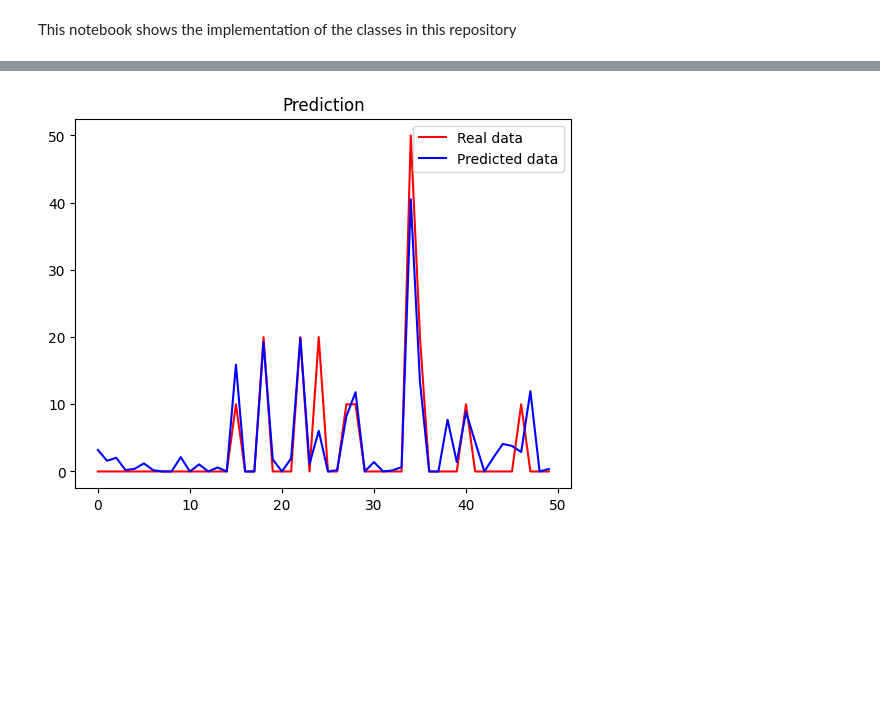
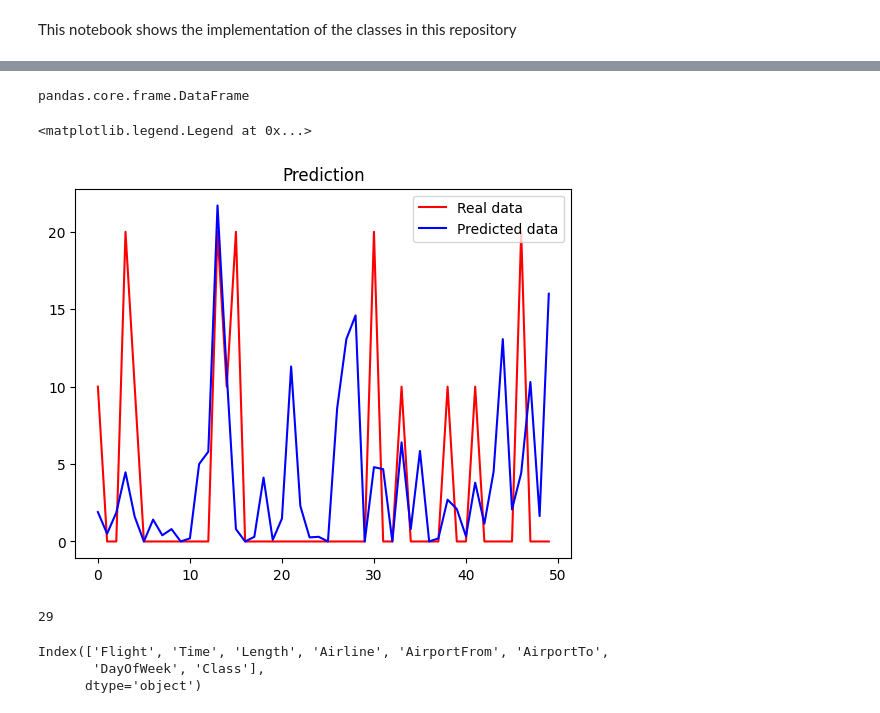
Before and after one commit to jan-of-us/OOP_22_AI_NN, a Jupyter notebook: Implementation_Examples.ipynb, the cells around one changed output, grey strips where cells are left out. Saved outputs shown, nothing was run; the diff lists cells and outputs as text; code cells hidden in the pictures; blank space fills up the shorter version.

```diff
--- a/Implementation_Examples.ipynb
+++ b/Implementation_Examples.ipynb
@@ -106,4 +155,10 @@ Model created
-# %%
-rf_reg_obj.prediction
-# %% [output]
-[figure, removed]
+# %%
+type(reg_forest.y_test)
+# %% [output]
+pandas.core.frame.DataFrame
+# %%
+reverse_y = pd.DataFrame(reg_forest.y_scaler.inverse_transform(reg_forest.y_test[reg_forest.y_test.columns]))
+# %%
+reg_forest.predictions = pd.DataFrame(reg_forest.predictions)
+# %%
+reverse_pred = pd.DataFrame(reg_forest.y_scaler.inverse_transform(reg_forest.predictions[reg_forest.predictions.columns]))
@@ -109,0 +174,21 @@ rf_reg_obj.prediction
+# %%
+fig, ax = plt.subplots()
+plt.plot(reverse_y[0:rf_reg_obj.n_values], color='red', label='Real data')
+plt.plot(reverse_pred[0:rf_reg_obj.n_values], color='blue', label='Predicted data')
+plt.title('Prediction')
+plt.legend()
+#data_obj.prediction = fig
+# %% [output]
+<matplotlib.legend.Legend at 0x...>
+[figure, added]
+# %%
+reg_data.shape[1]
+# %% [output]
+29
+# %%
+data_set = pd.read_csv("Data/airlines_delay.csv").dropna()
+data_set.columns
+# %% [output]
+Index(['Flight', 'Time', 'Length', 'Airline', 'AirportFrom', 'AirportTo',
+       'DayOfWeek', 'Class'],
+      dtype='object')
```
Also changed, not shown: parts of 52 cells of this notebook, 8 other files.
